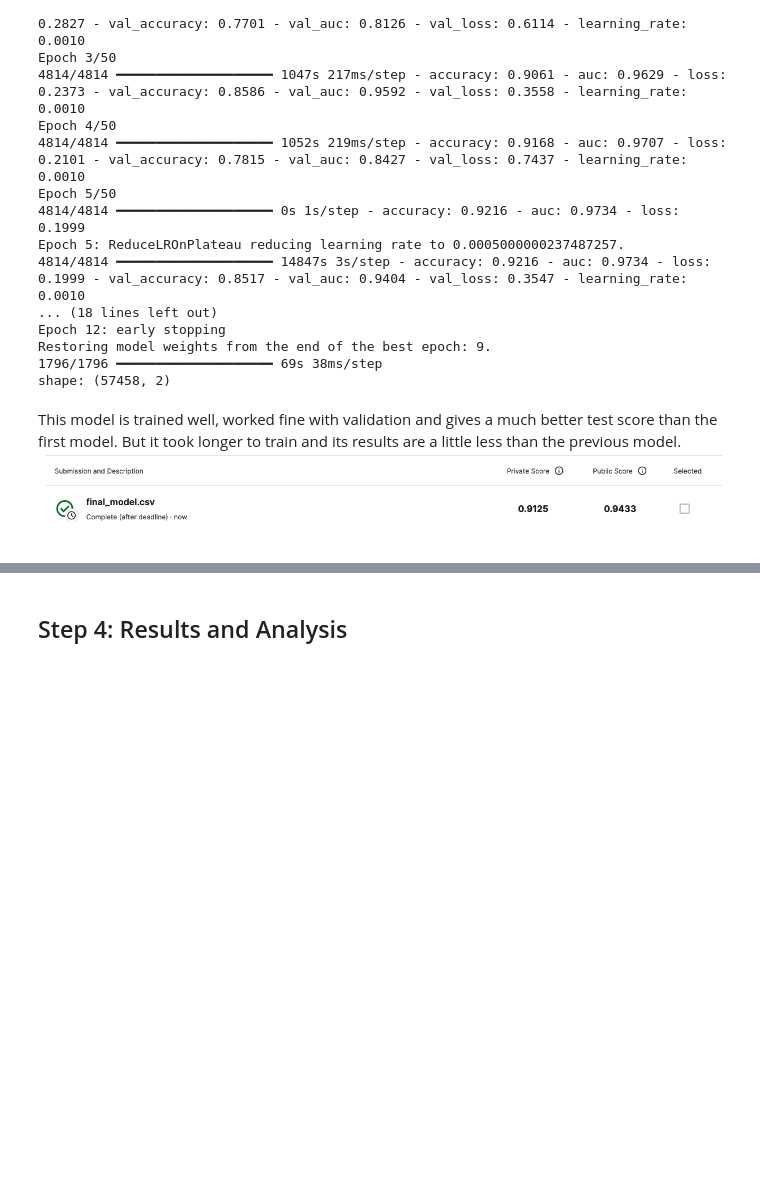
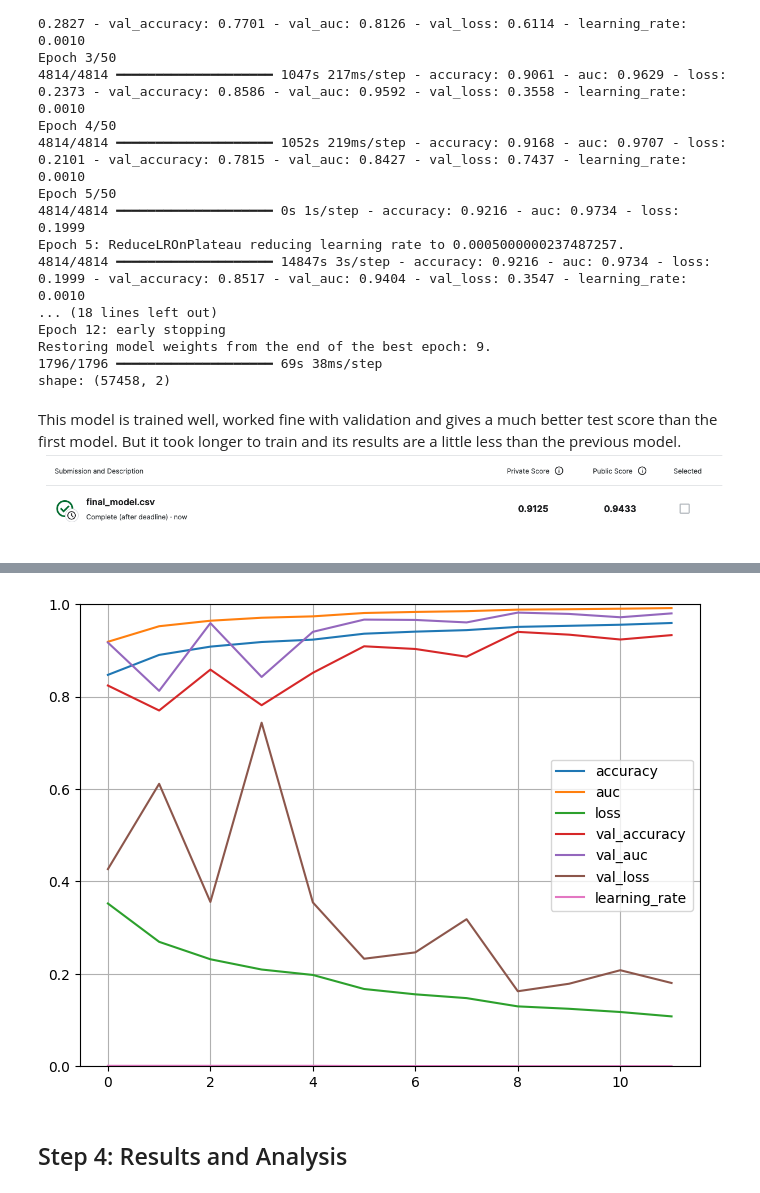
Before and after one commit to krishnakuruvadi/week3_CNN, a Jupyter notebook: week3.ipynb, the cells around one changed output, grey strips where cells are left out. Cells and saved outputs as stored; diff of their text form; code cells hidden in the pictures; blank space fills up the shorter version.

```diff
--- a/week3.ipynb
+++ b/week3.ipynb
@@ -650,3 +725,10 @@ This model is trained well, worked fine with validation and gives a much better
+# %%
+pd.DataFrame(history_final_model.history).plot(figsize=(8, 6))
+plt.grid(True)
+plt.gca().set_ylim(0, 1)
+plt.show()
+# %% [output]
+[figure, added]
 # %% [markdown]
 ## Step 4: Results and Analysis
 # %% [markdown]
```
Also changed, not shown: parts of 4 cells of this notebook.
